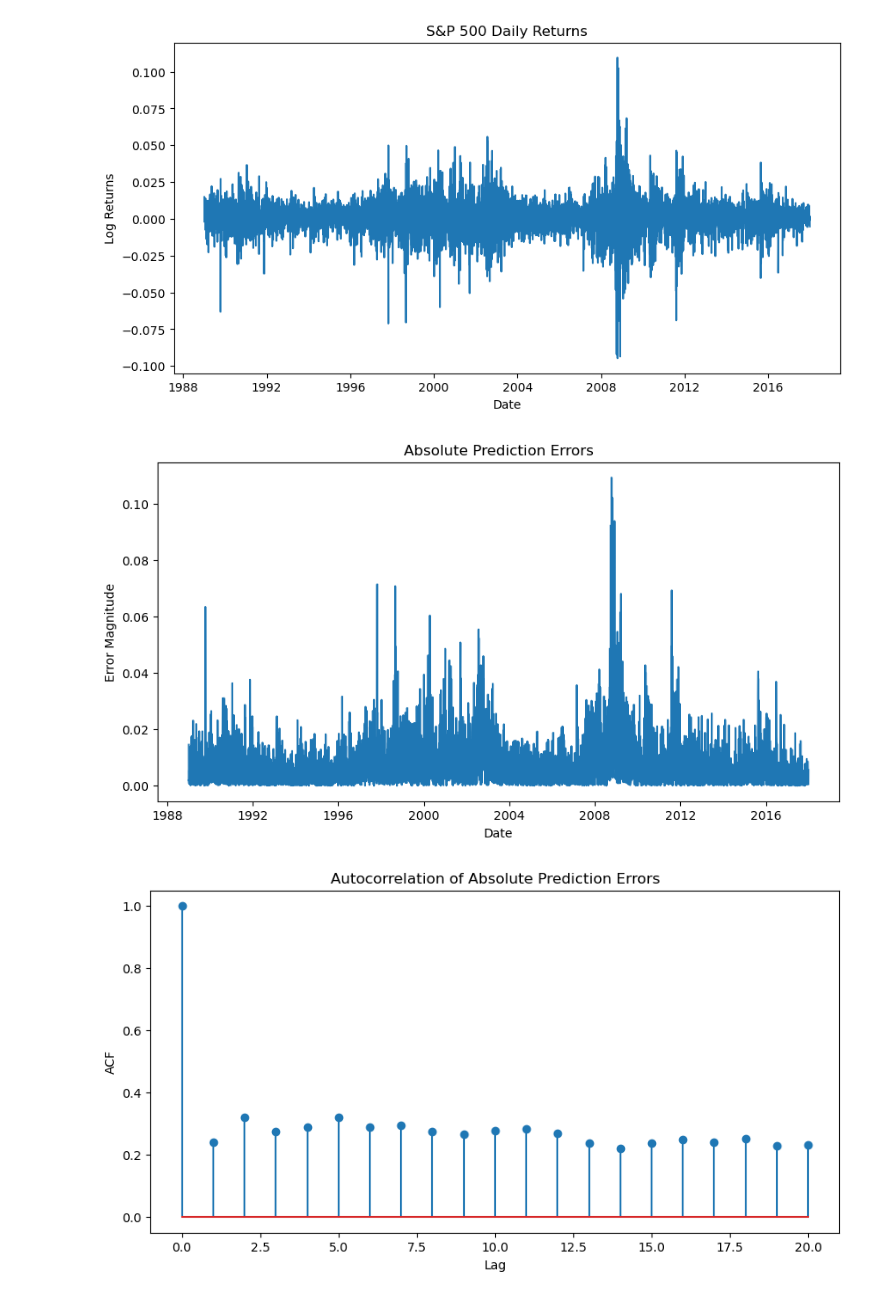
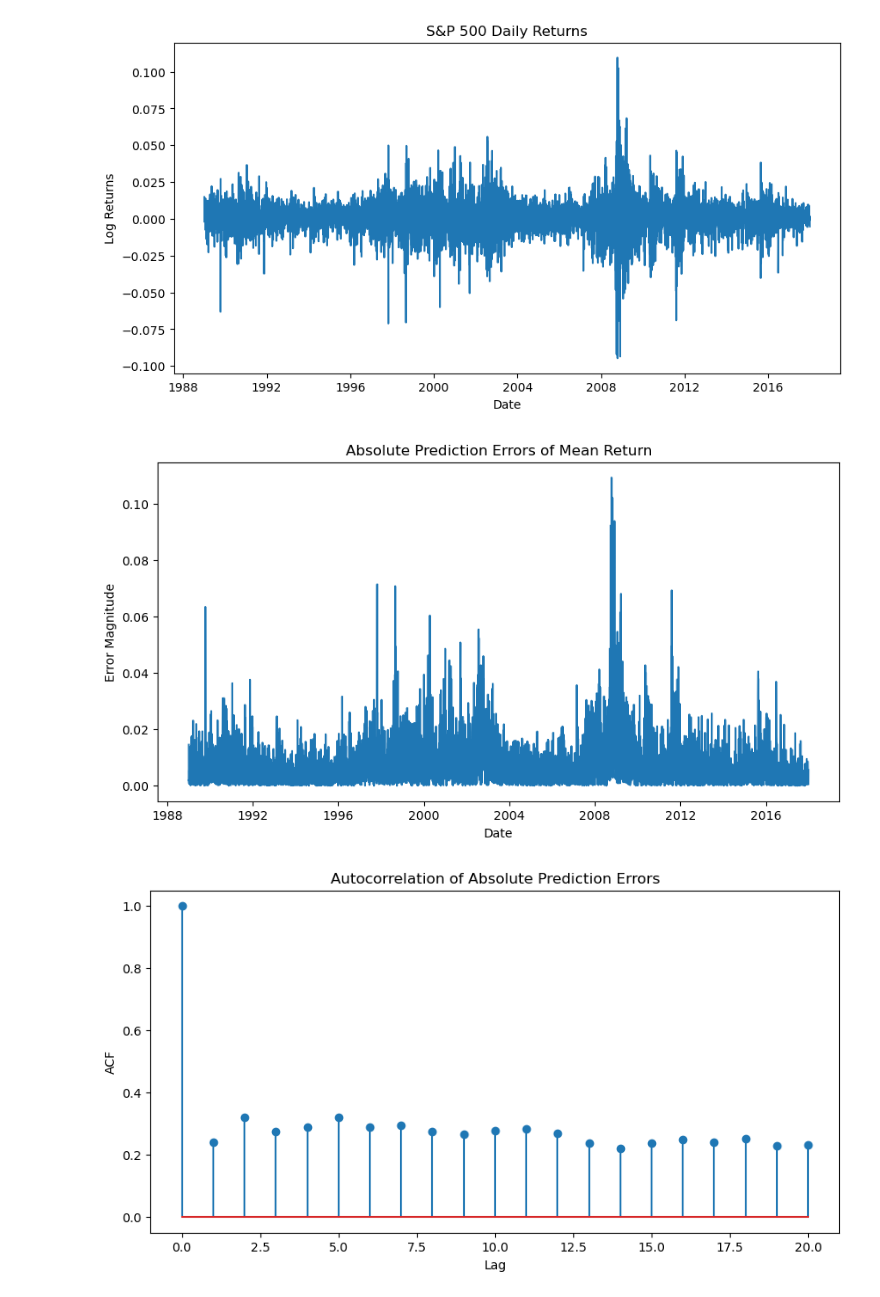
Before and after one commit to Doosheck/metals, a Jupyter notebook: GARCH_S&P500.ipynb, the cells around one changed output. Saved outputs shown, nothing was run; the diff lists cells and outputs as text; code cells hidden in the pictures.

```diff
--- a/GARCH_S&P500.ipynb
+++ b/GARCH_S&P500.ipynb
@@ -63,15 +63,15 @@ plt.show()
 # %%
 mean_return = sp500ret.mean()
 prediction_errors = sp500ret - mean_return
 
 plt.figure(figsize=(10,5))
 plt.plot(abs(prediction_errors))
-plt.title("Absolute Prediction Errors")
+plt.title("Absolute Prediction Errors of Mean Return")
 plt.xlabel("Date")
 plt.ylabel("Error Magnitude")
 plt.show()
 # %% [output]
-[figure, old version]
+[figure, new version]
 # %%
 acf_values = acf(abs(prediction_errors), nlags=20)
 plt.figure(figsize=(10,5))
```
Also changed, not shown: parts of 20 cells of this notebook.
